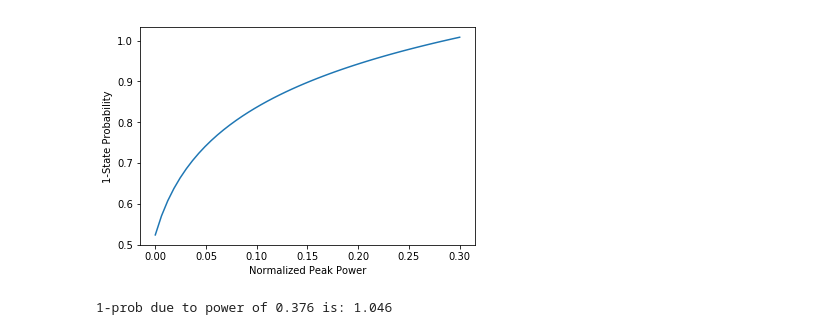
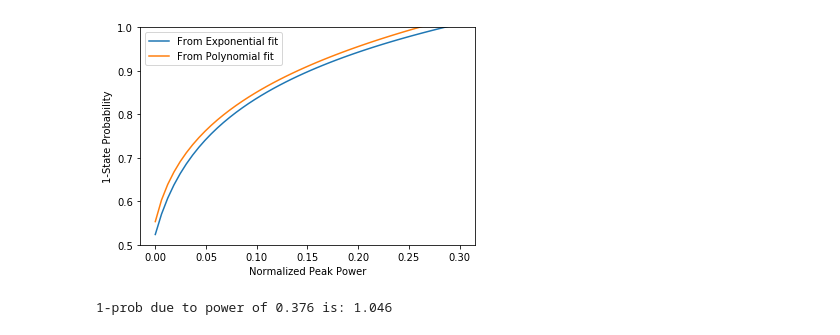
Before and after one commit to garretts-hub/GST_Work, a Jupyter notebook: Iterative Simulated Data Independent Experiments.ipynb, the cells around one changed output. Cells and saved outputs as stored; diff of their text form; code cells hidden in the pictures.

```diff
--- a/Iterative Simulated Data Independent Experiments.ipynb
+++ b/Iterative Simulated Data Independent Experiments.ipynb
@@ -503,20 +529,30 @@ RuntimeError: Optimal parameters not found: Number of calls to function has reac
 # %%
 def manual_exp_power_to_prob(x, a, b, c):
-        return (1/b)*np.log((x - c)/a)
+    return (1/b)*np.log((x - c)/a)
 
-a = 0.0010
-b=5.72
-c=-0.02
+def manual_poly_power_to_prob(x, a, b, c):
+    return ((x - c)/a)**(1/b)
+
+a_exp = 0.0010
+b_exp=5.72
+c_exp=-0.02
+
+a_poly = 0.27
+b_poly = 5.57
+c_poly = -0.01
 
 fake_powers = np.linspace(0.0, 0.3)
-plt.plot(fake_powers, manual_exp_power_to_prob(fake_powers, a, b, c))
+plt.plot(fake_powers, manual_exp_power_to_prob(fake_powers, a_exp, b_exp, c_exp), label="From Exponential fit")
+plt.plot(fake_powers, manual_poly_power_to_prob(fake_powers, a_poly, b_poly, c_poly), label="From Polynomial fit")
 plt.xlabel("Normalized Peak Power")
 plt.ylabel("1-State Probability")
+plt.legend()
+plt.ylim(0.5,1)
 plt.show()
 
 ## >>> If you want to calculate a prob based on a power, do it below.
 power_val = 0.376
 print("1-prob due to power of {} is: {:.3f}".format(power_val, manual_exp_power_to_prob(power_val, a,b,c)))
 # %% [output]
-[figure, old version]
+[figure, new version]
 1-prob due to power of 0.376 is: 1.046
```
Also changed, not shown: parts of 7 cells of this notebook, 1 other file.
